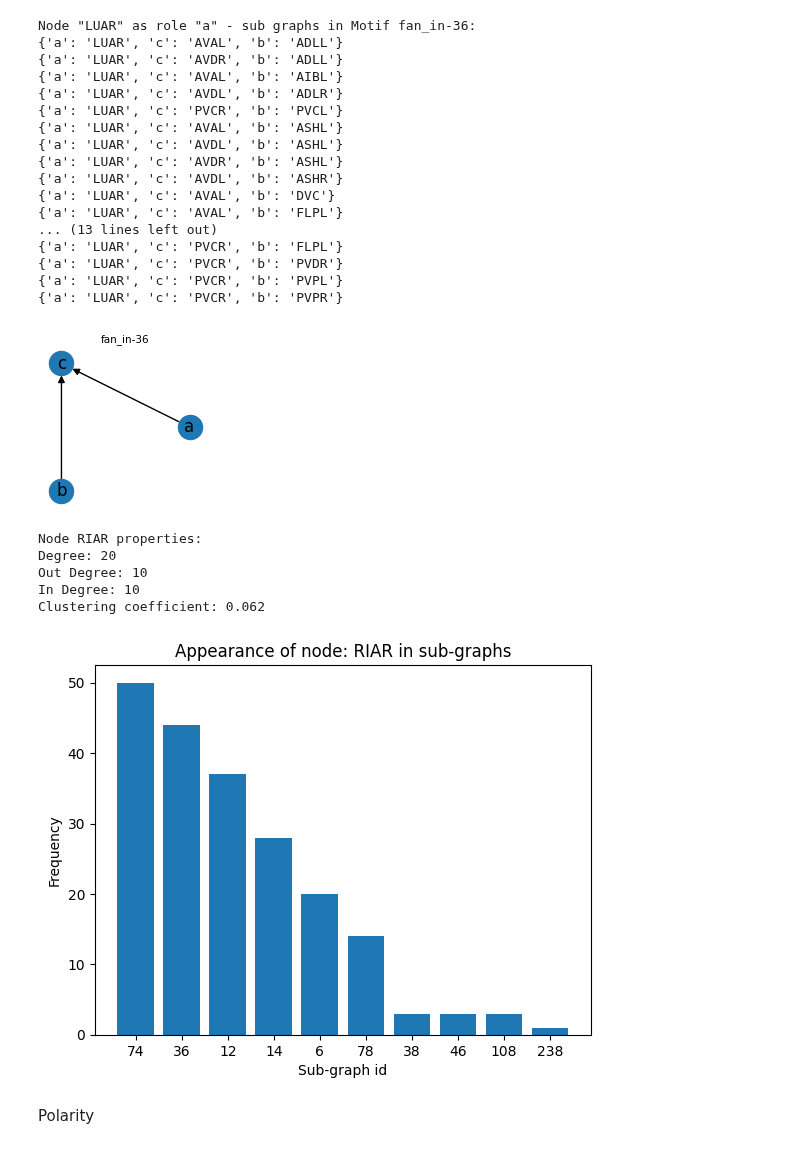
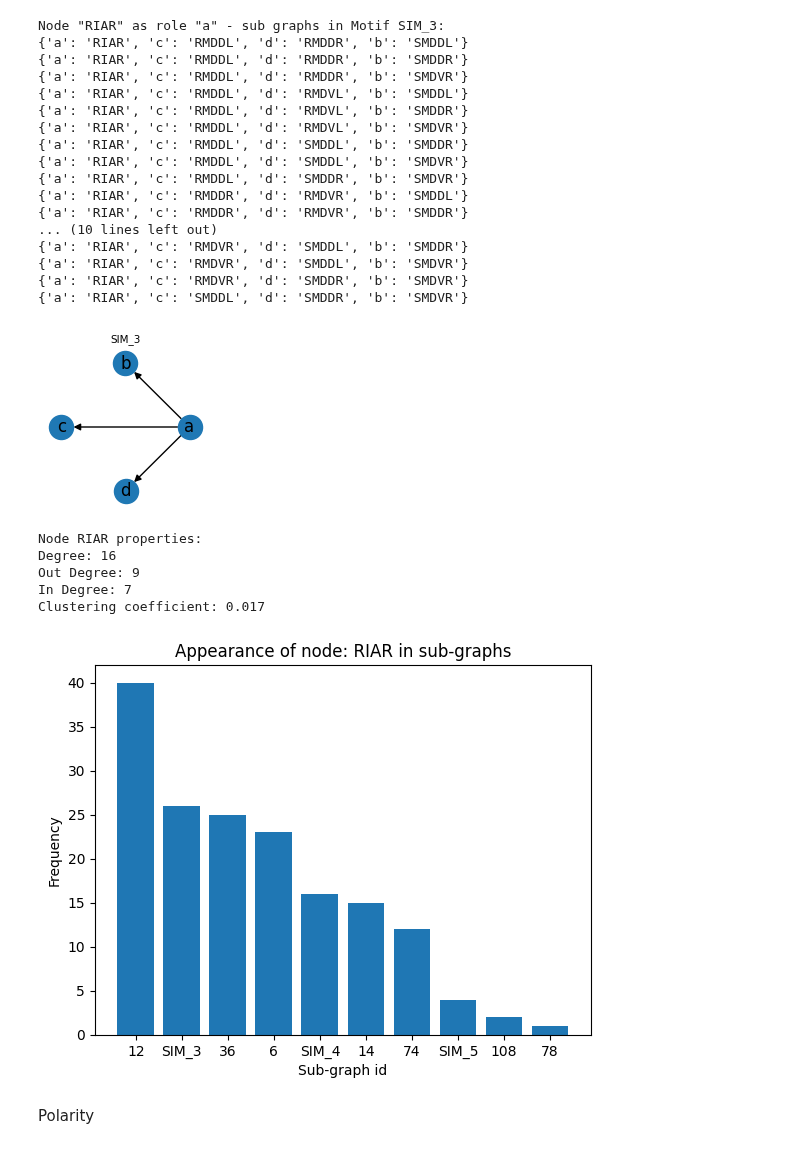
Before and after one commit to deangeckt/network_motifs, a Jupyter notebook: post_motif_analysis/motif_analysis.ipynb, the cells around one changed output. Saved outputs shown, nothing was run; the diff lists cells and outputs as text; code cells hidden in the pictures.

```diff
--- a/post_motif_analysis/motif_analysis.ipynb
+++ b/post_motif_analysis/motif_analysis.ipynb
@@ -16,5 +17,5 @@ from collections import defaultdict
 # %%
-data = import_results('results/pol_k3_m5.bin')
+data = import_results('results/sim_test.bin')
 args = data['args']
 motifs = data['motifs']
 network = load_network_from_args(args)
@@ -255,33 +270,33 @@ plot_motif_roles(motifs[36], top=20)
 # %%
-get_motif_sub_graphs_of_node(motifs[36], node='LUAR', role='a')
+get_motif_sub_graphs_of_node(motifs['SIM_3'], node='RIAR', role='a')
 # %% [output]
-Node "LUAR" as role "a" - sub graphs in Motif fan_in-36:
-{'a': 'LUAR', 'c': 'AVAL', 'b': 'ADLL'}
-{'a': 'LUAR', 'c': 'AVDR', 'b': 'ADLL'}
-{'a': 'LUAR', 'c': 'AVAL', 'b': 'AIBL'}
-{'a': 'LUAR', 'c': 'AVDL', 'b': 'ADLR'}
-{'a': 'LUAR', 'c': 'PVCR', 'b': 'PVCL'}
-{'a': 'LUAR', 'c': 'AVAL', 'b': 'ASHL'}
-{'a': 'LUAR', 'c': 'AVDL', 'b': 'ASHL'}
-{'a': 'LUAR', 'c': 'AVDR', 'b': 'ASHL'}
-{'a': 'LUAR', 'c': 'AVDL', 'b': 'ASHR'}
-{'a': 'LUAR', 'c': 'AVAL', 'b': 'DVC'}
-{'a': 'LUAR', 'c': 'AVAL', 'b': 'FLPL'}
-... (13 lines left out)
-{'a': 'LUAR', 'c': 'PVCR', 'b': 'FLPL'}
-{'a': 'LUAR', 'c': 'PVCR', 'b': 'PVDR'}
-{'a': 'LUAR', 'c': 'PVCR', 'b': 'PVPL'}
-{'a': 'LUAR', 'c': 'PVCR', 'b': 'PVPR'}
+Node "RIAR" as role "a" - sub graphs in Motif SIM_3:
+{'a': 'RIAR', 'c': 'RMDDL', 'd': 'RMDDR', 'b': 'SMDDL'}
+{'a': 'RIAR', 'c': 'RMDDL', 'd': 'RMDDR', 'b': 'SMDDR'}
+{'a': 'RIAR', 'c': 'RMDDL', 'd': 'RMDDR', 'b': 'SMDVR'}
+{'a': 'RIAR', 'c': 'RMDDL', 'd': 'RMDVL', 'b': 'SMDDL'}
+{'a': 'RIAR', 'c': 'RMDDL', 'd': 'RMDVL', 'b': 'SMDDR'}
+{'a': 'RIAR', 'c': 'RMDDL', 'd': 'RMDVL', 'b': 'SMDVR'}
+{'a': 'RIAR', 'c': 'RMDDL', 'd': 'SMDDL', 'b': 'SMDDR'}
+{'a': 'RIAR', 'c': 'RMDDL', 'd': 'SMDDL', 'b': 'SMDVR'}
+{'a': 'RIAR', 'c': 'RMDDL', 'd': 'SMDDR', 'b': 'SMDVR'}
+{'a': 'RIAR', 'c': 'RMDDR', 'd': 'RMDVR', 'b': 'SMDDL'}
+{'a': 'RIAR', 'c': 'RMDDR', 'd': 'RMDVR', 'b': 'SMDDR'}
+... (10 lines left out)
+{'a': 'RIAR', 'c': 'RMDVR', 'd': 'SMDDL', 'b': 'SMDDR'}
+{'a': 'RIAR', 'c': 'RMDVR', 'd': 'SMDDL', 'b': 'SMDVR'}
+{'a': 'RIAR', 'c': 'RMDVR', 'd': 'SMDDR', 'b': 'SMDVR'}
+{'a': 'RIAR', 'c': 'SMDDL', 'd': 'SMDDR', 'b': 'SMDVR'}
-[figure, old version]
+[figure, new version]
 # %%
 node_properties('RIAR')
 # %% [output]
 Node RIAR properties:
-Degree: 20
-Out Degree: 10
-In Degree: 10
-Clustering coefficient: 0.062
+Degree: 16
+Out Degree: 9
+In Degree: 7
+Clustering coefficient: 0.017
-[figure, old version]
+[figure, new version]
 # %% [markdown]
 Polarity
 # %%
```
Also changed, not shown: parts of 14 cells of this notebook.
